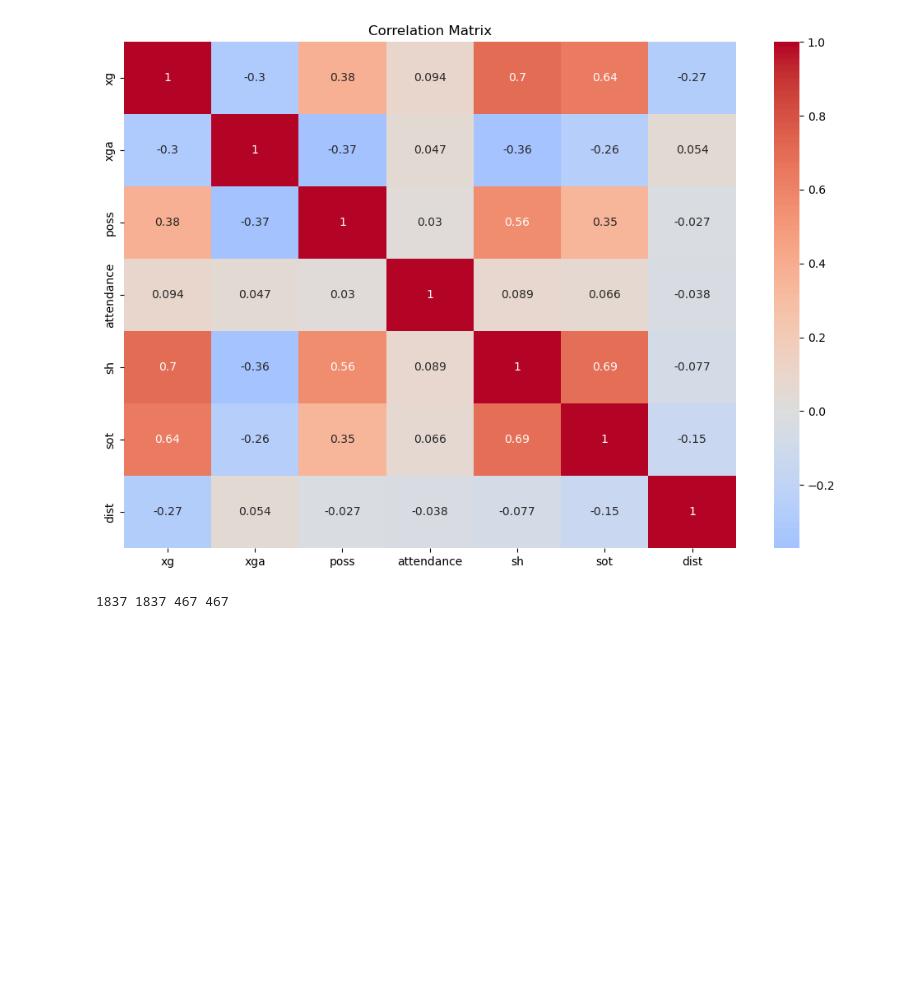
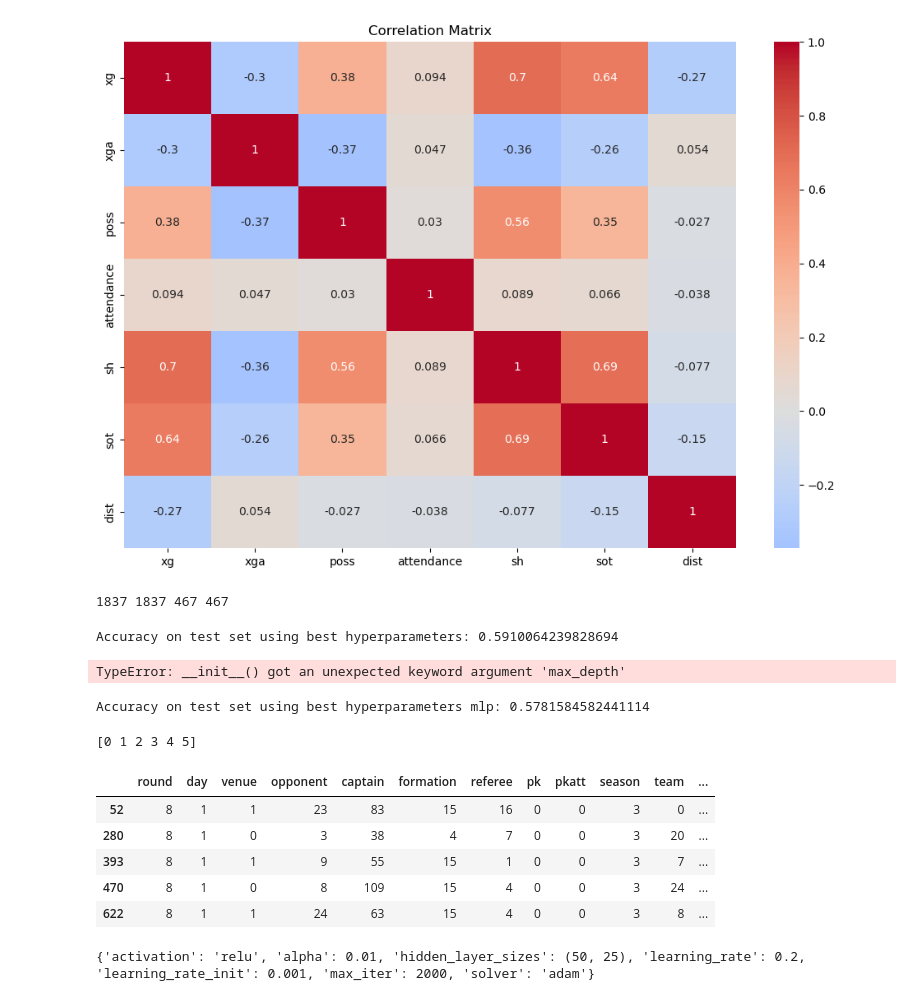
Before and after one commit to thoth2357/football_game_prediction, a Jupyter notebook: main.ipynb, the cells around one changed output. Cells and saved outputs as stored; diff of their text form; code cells hidden in the pictures; blank space fills up the shorter version.

```diff
--- a/main.ipynb
+++ b/main.ipynb
@@ -59,0 +64,63 @@ print(len(X_train), len(y_train), len(X_test), len(y_test))
+# %%
+#rfc
+# best_params_rfc = modelling.perform_hyperparameter_tuning(type_="rfc")
+trained_model = modelling.model_data_with_best_param(best_params_rfc,type_="rfc")
+y_pred = modelling.make_predictions(trained_model, X_test)
+accuracy = accuracy_score(y_test, y_pred)
+print(f"Accuracy on test set using best hyperparameters: {accuracy}")
+
+#mlp
+# best_params_mlp = modelling.perform_hyperparameter_tuning(type_="mlp")
+trained_model = modelling.model_data_with_best_param(best_params_mlp,type_="mlp")
+y_pred = modelling.make_predictions(trained_model, X_test)
+accuracy = accuracy_score(y_test, y_pred)
+
+#xgb
+# best_params_xgb = modelling.perform_hyperparameter_tuning(type_="xgb")
+# trained_model = modelling.model_data_with_best_param(best_params_xgb,type_="xgb")
+# y_pred = modelling.make_predictions(trained_model, X_test)
+# accuracy = accuracy_score(y_test, y_pred)
+# print(f"Accuracy on test set using best hyperparameters: {accuracy}")
+# print("best params",best_params_rfc)
+# print("best params", best_params_mlp)
+# print("best_params", best_params_xgb)
+
+best_params_rfc = {'max_depth': 10, 'max_features': 'sqrt', 'min_samples_leaf': 4, 'min_samples_split': 5, 'n_estimators': 100}
+best_params_mlp = {'activation': 'relu', 'alpha': 0.01, 'hidden_layer_sizes': (50, 25), 'learning_rate': 'constant', 'learning_rate_init': 0.001, 'max_iter': 2000, 'solver': 'adam'}
+best_params_gotten_xgb = {'colsample_bytree': 0.9, 'gamma': 0.2, 'learning_rate': 0.01, 'max_depth': 5, 'n_estimators': 200, 'subsample': 0.8}
+# %% [output]
+Accuracy on test set using best hyperparameters: 0.5910064239828694
+TypeError: __init__() got an unexpected keyword argument 'max_depth'
+# %%
+trained_model = modelling.model_data_with_best_param(best_params_mlp,type_="mlp")
+y_pred = modelling.make_predictions(trained_model, X_test)
+accuracy = accuracy_score(y_test, y_pred)
+print(f"Accuracy on test set using best hyperparameters mlp: {accuracy}")
+# %% [output]
+Accuracy on test set using best hyperparameters mlp: 0.5781584582441114
+# %%
+#introducing new features (team streaks)
+preprocessing.create_streak_features() #create streak features for last five matches for each team
+print(preprocessing.dataset["win_streak"].unique())
+preprocessing.dataset.tail(30)
+
+#rechoose features
+
+features+=["win_streak"]
+
+X_train, y_train, X_test, y_test = preprocessing.split_dataset(features)
+# print(len(X_train), len(y_train), len(X_test), len(y_test))
+X_test.head(5)
+# %% [output]
+[0 1 2 3 4 5]
+|  | round | day | venue | opponent | captain | formation | referee | pk | pkatt | season | team | ... |
+| 52 | 8 | 1 | 1 | 23 | 83 | 15 | 16 | 0 | 0 | 3 | 0 | ... |
+| 280 | 8 | 1 | 0 | 3 | 38 | 4 | 7 | 0 | 0 | 3 | 20 | ... |
+| 393 | 8 | 1 | 1 | 9 | 55 | 15 | 1 | 0 | 0 | 3 | 7 | ... |
+| 470 | 8 | 1 | 0 | 8 | 109 | 15 | 4 | 0 | 0 | 3 | 24 | ... |
+| 622 | 8 | 1 | 1 | 24 | 63 | 15 | 4 | 0 | 0 | 3 | 8 | ... |
+# %%
+best_params_mlp["learning_rate"] = 0.2
+print(best_params_mlp)
+# %% [output]
+{'activation': 'relu', 'alpha': 0.01, 'hidden_layer_sizes': (50, 25), 'learning_rate': 0.2, 'learning_rate_init': 0.001, 'max_iter': 2000, 'solver': 'adam'}
```
Also changed, not shown: parts of 3 cells of this notebook.
